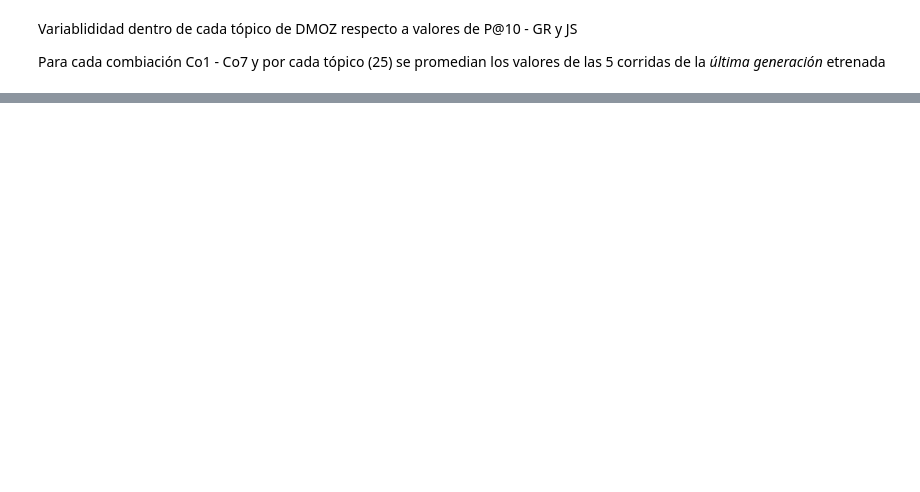
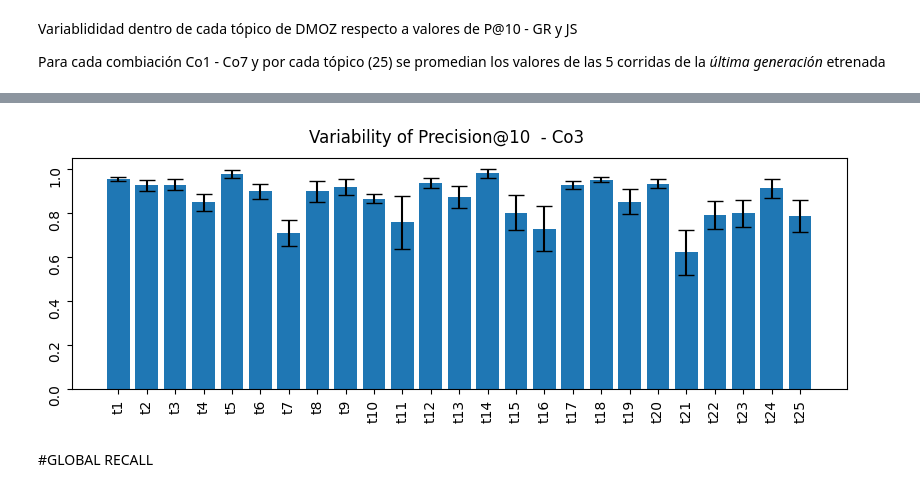
Before and after one commit to ceciliabaggio/mogp_with_terms, a Jupyter notebook: dmoz_topic_variability/topic-variablity-mogp.ipynb, the cells around one changed output, grey strips where cells are left out. Cells and saved outputs as stored; diff of their text form; code cells hidden in the pictures; blank space fills up the shorter version.

```diff
--- a/dmoz_topic_variability/topic-variablity-mogp.ipynb
+++ b/dmoz_topic_variability/topic-variablity-mogp.ipynb
@@ -7,0 +119,27 @@ comb = 'Co3'
+# %%
+ci95_hi = []    # para tener los numeros en la tabla donde estan las barras de error
+ci95_lo = []
+ci95 = []       # sirve para calcular el error al hacer el plot
+#print(t)
+for i in t.index:
+    m, c, s = t.loc[i]  # mean, count, std
+    ci95_hi.append(m + IC_95(s,c))
+    ci95_lo.append(m - IC_95(s,c))
+    ci95.append(IC_95(s,c))
+
+t['ci95_lo'] = ci95_lo
+t['ci95_hi'] = ci95_hi
+t['ci95'] = ci95
+
+
+t.rename({'mean':'mean_prec', 'count': 'runs', 'std': 'std_prec', 'ci95_lo':'ci95_lo_prec', 'ci95_hi':  'ci95_hi_prec', 'ci95':  'ci95_prec'}, axis='columns', inplace=True)
+
+
+col = t.pop('mean_prec')
+t.insert(1, 'mean_prec', col)
+#print(t.to_latex())
+
+
+df_general= t.copy()
+
+df_general
@@ -8 +164,20 @@ comb = 'Co3'
+# %%
+######### PRECISION @ 10 - IC
+
+fig, axs = plt.subplots(1,1, figsize=(10, 3), sharey=False)
+axs.tick_params(labelrotation=90)
+
+# original topic numbers
+#axs.bar(df_ave_data.columns, df_general['mean_prec'], yerr=df_general['ci95_prec'], capsize=6)
+
+axs.bar(topic_renaming, df_general['mean_prec'], yerr=df_general['ci95_prec'], capsize=6)
+
+fig.suptitle('Variability of Precision@10  - '+ comb)
+
+plt.savefig(save_path + "Co3_dmoz_variability_p10.svg")
+plt.show()
+# %% [output]
+[figure, added]
+# %% [markdown]
+#GLOBAL RECALL
 # %%
```
Also changed, not shown: parts of 21 cells of this notebook, 6 other files.
